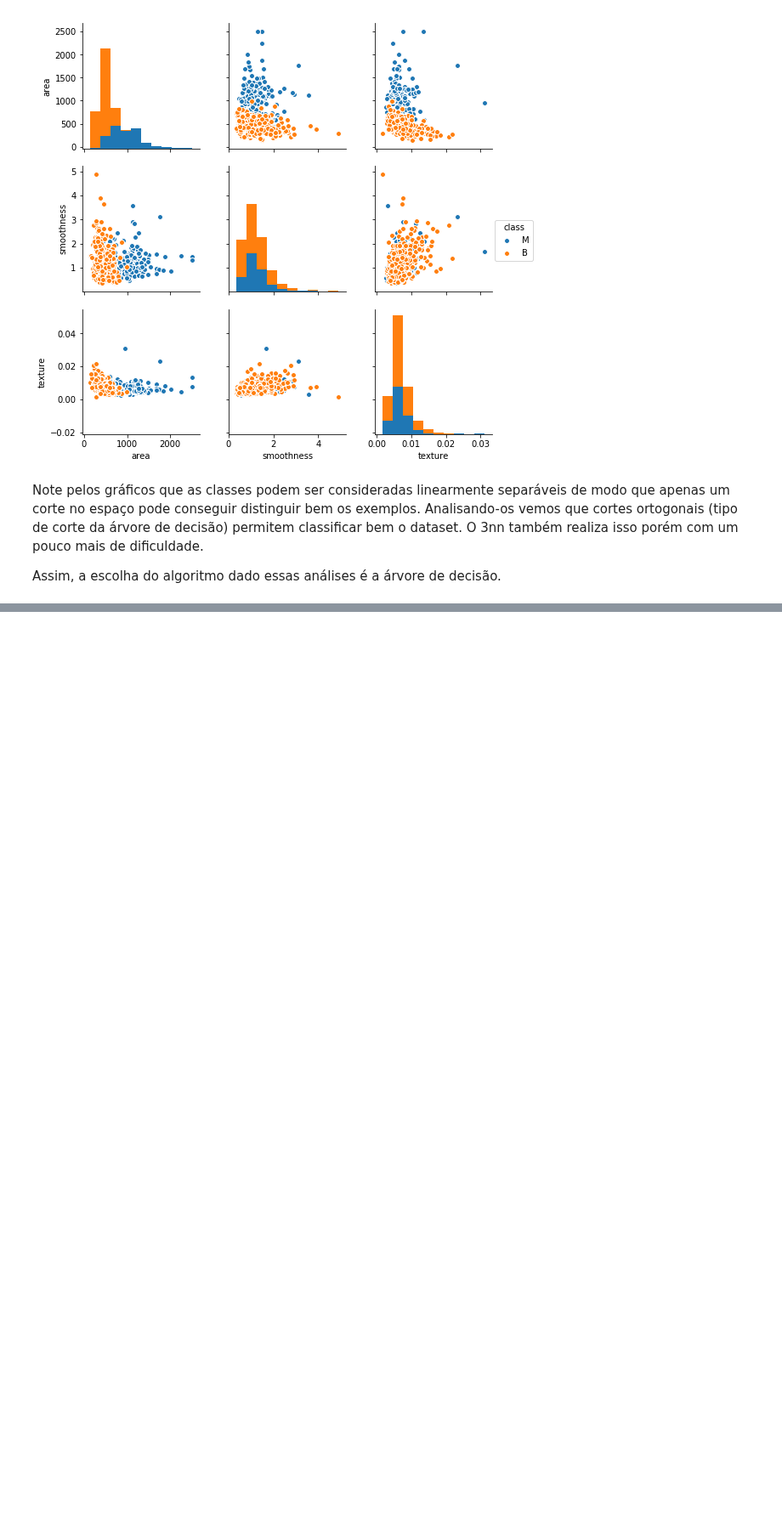
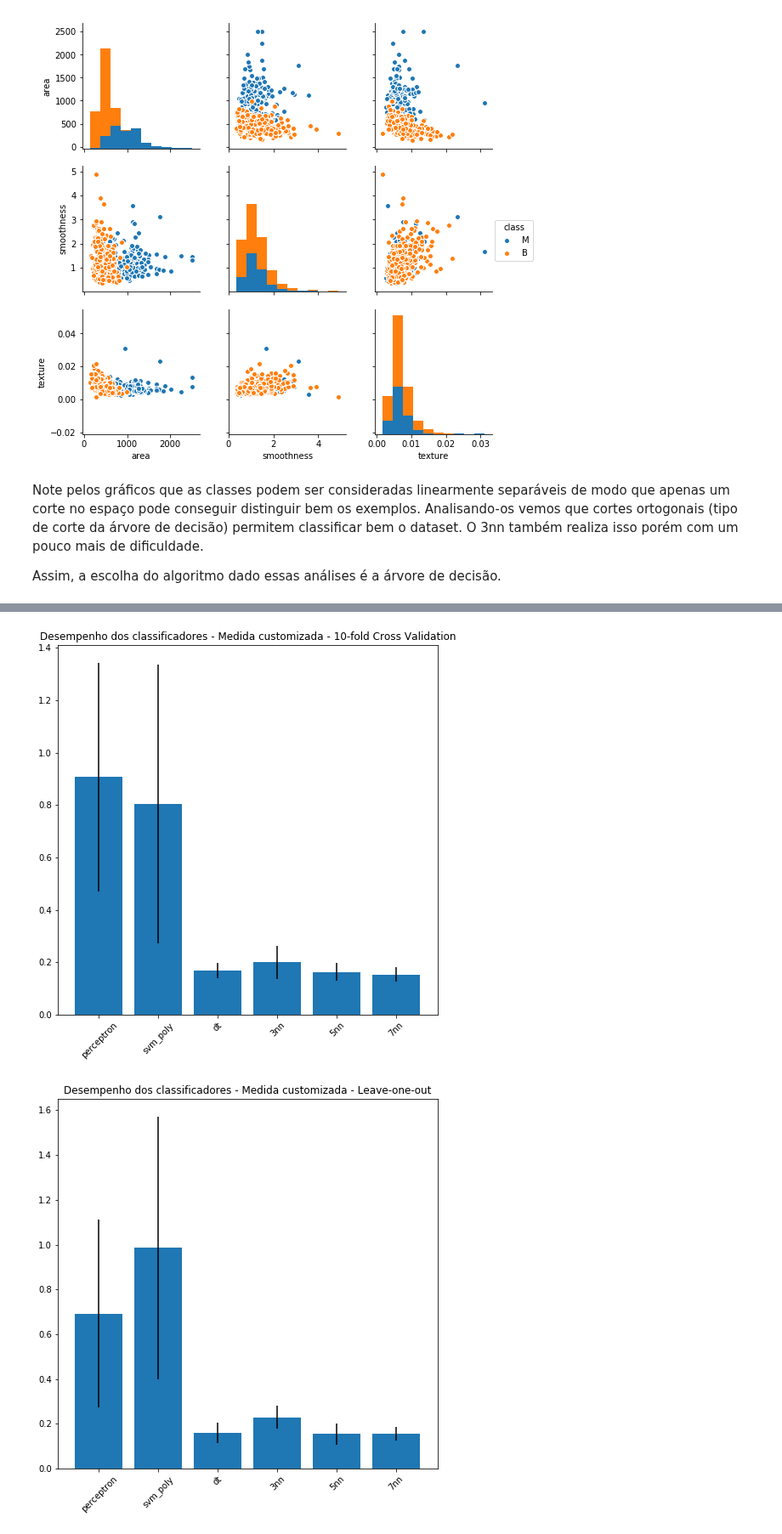
Before and after one commit to LucasSugi/data-science, a Jupyter notebook: pratica_6/pratica_6_9293286_9293251.ipynb, the cells around one changed output, grey strips where cells are left out. Shown at 85% size. Saved outputs shown, nothing was run; the diff lists cells and outputs as text; code cells hidden in the pictures; blank space fills up the shorter version.

```diff
--- a/pratica_6/pratica_6_9293286_9293251.ipynb
+++ b/pratica_6/pratica_6_9293286_9293251.ipynb
@@ -181,0 +192,9 @@ Assim, a escolha do algoritmo dado essas análises é a árvore de decisão.
+# %%
+# 10-fold Cross Validation
+clf_custom_cross_validation = classificacao(breast_cancer,[0,1,2], 3, pen_falso_positivo, 'Medida customizada - 10-fold Cross Validation', folds=10)
+
+# Leave-one-out
+clf_custom_leave_one_out = classificacao(breast_cancer,[0,1,2], 3, pen_falso_positivo, 'Medida customizada - Leave-one-out', folds=breast_cancer.shape[0])
+# %% [output]
+[figure, added]
+[figure, added]
```
Also changed, not shown: parts of 8 cells of this notebook.
